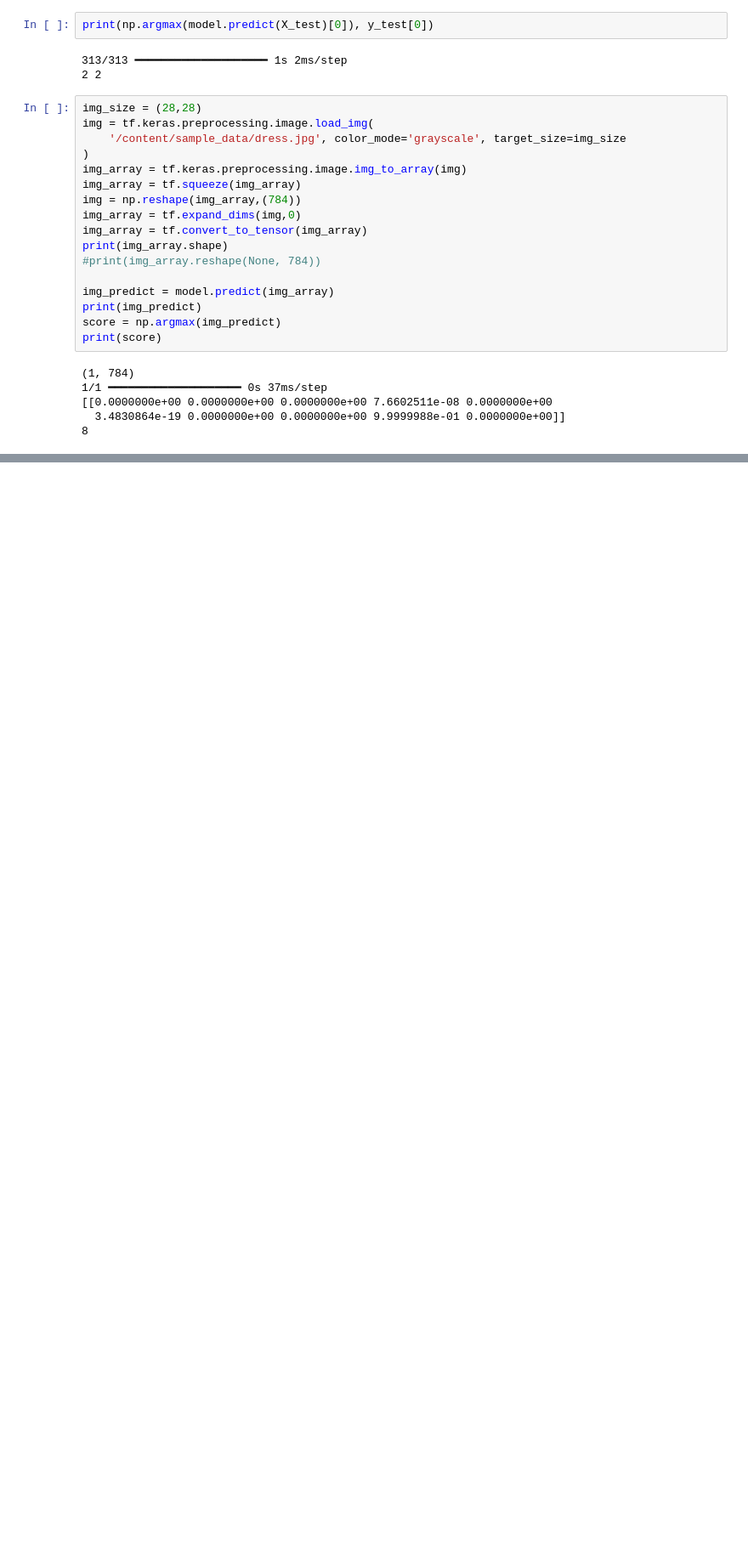
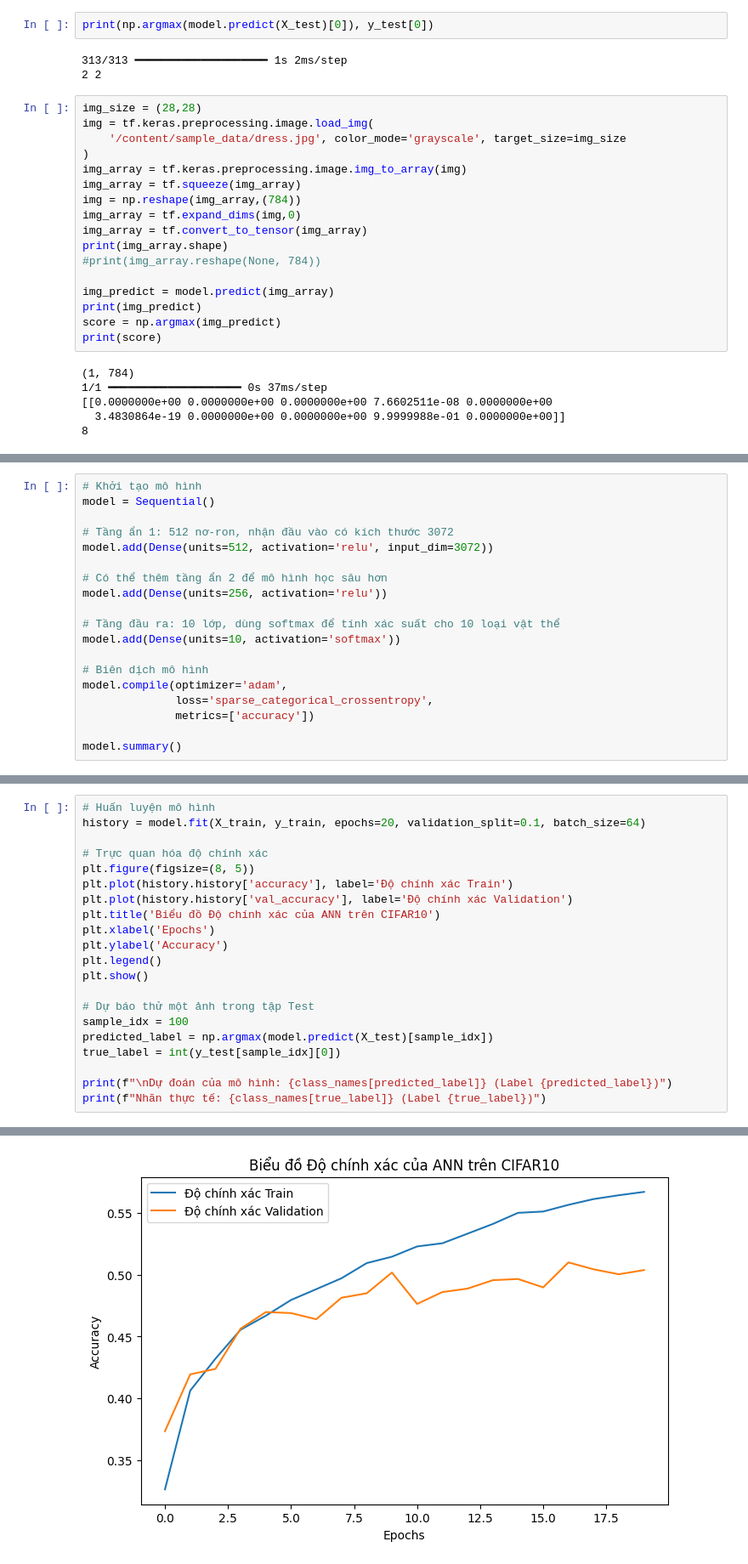
Before and after one commit to tamphuccvv/deep_learning_pratice, a Jupyter notebook: Labs02_ANN.ipynb, the cells around one changed output, grey strips where cells are left out. Shown at 85% size. Cells and saved outputs as stored; diff of their text form; blank space fills up the shorter version.

```diff
--- a/Labs02_ANN.ipynb
+++ b/Labs02_ANN.ipynb
@@ -347,0 +359,19 @@ WARNING:tensorflow:5 out of the last 321 calls to <function TensorFlowTrainer.ma
+# %%
+# Khởi tạo mô hình
+model = Sequential()
+
+# Tầng ẩn 1: 512 nơ-ron, nhận đầu vào có kích thước 3072
+model.add(Dense(units=512, activation='relu', input_dim=3072))
+
+# Có thể thêm tầng ẩn 2 để mô hình học sâu hơn
+model.add(Dense(units=256, activation='relu'))
+
+# Tầng đầu ra: 10 lớp, dùng softmax để tính xác suất cho 10 loại vật thể
+model.add(Dense(units=10, activation='softmax'))
+
+# Biên dịch mô hình
+model.compile(optimizer='adam',
+              loss='sparse_categorical_crossentropy',
+              metrics=['accuracy'])
+
+model.summary()
@@ -347,0 +392,22 @@ WARNING:tensorflow:5 out of the last 321 calls to <function TensorFlowTrainer.ma
+# %%
+# Huấn luyện mô hình
+history = model.fit(X_train, y_train, epochs=20, validation_split=0.1, batch_size=64)
+
+# Trực quan hóa độ chính xác
+plt.figure(figsize=(8, 5))
+plt.plot(history.history['accuracy'], label='Độ chính xác Train')
+plt.plot(history.history['val_accuracy'], label='Độ chính xác Validation')
+plt.title('Biểu đồ Độ chính xác của ANN trên CIFAR10')
+plt.xlabel('Epochs')
+plt.ylabel('Accuracy')
+plt.legend()
+plt.show()
+
+# Dự báo thử một ảnh trong tập Test
+sample_idx = 100
+predicted_label = np.argmax(model.predict(X_test)[sample_idx])
+true_label = int(y_test[sample_idx][0])
+
+print(f"\nDự đoán của mô hình: {class_names[predicted_label]} (Label {predicted_label})")
+print(f"Nhãn thực tế: {class_names[true_label]} (Label {true_label})")
+# %% [output]
@@ -347,0 +431 @@ WARNING:tensorflow:5 out of the last 321 calls to <function TensorFlowTrainer.ma
+[figure, added]
```
Also changed, not shown: parts of 18 cells of this notebook.
